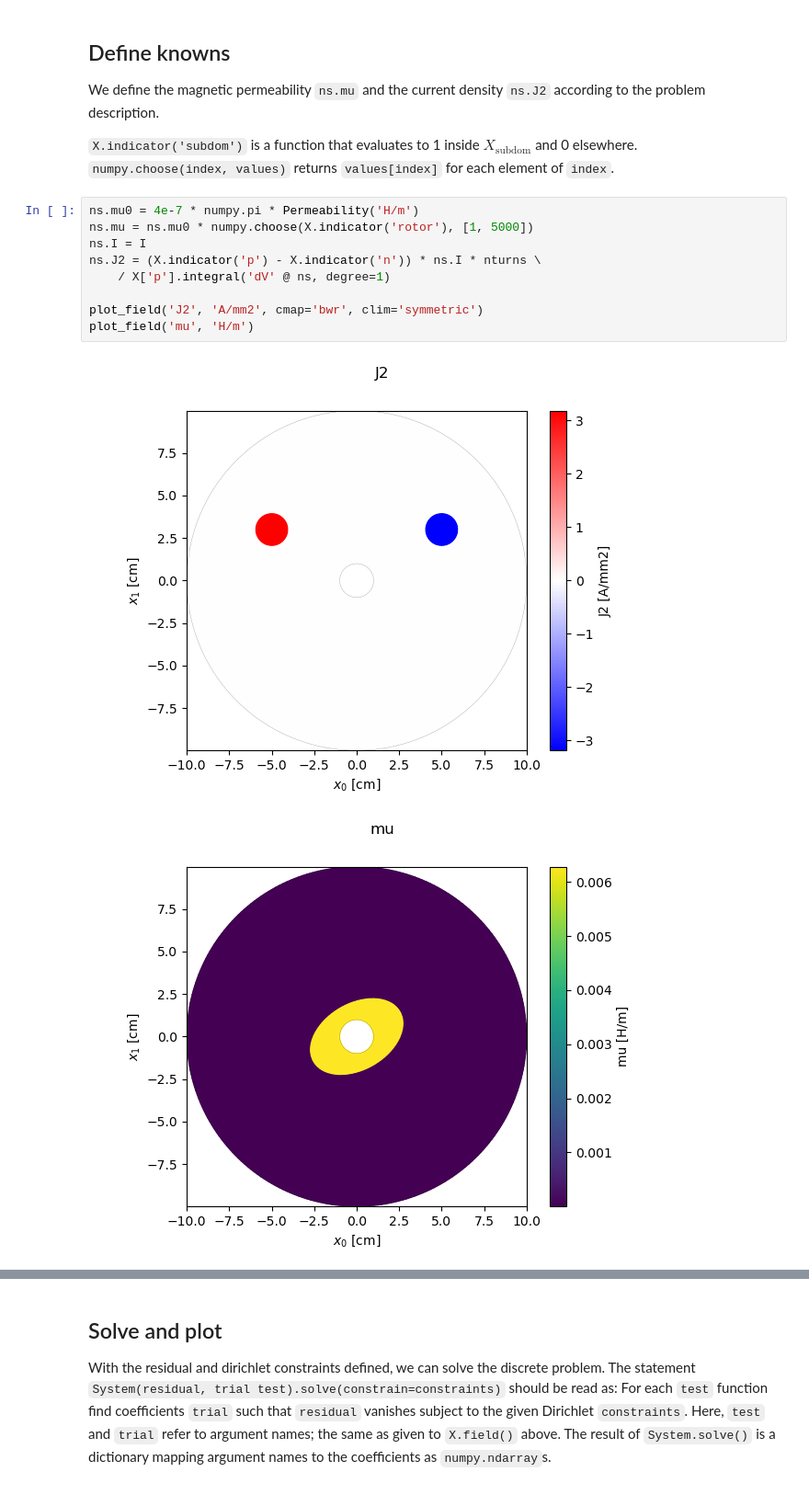
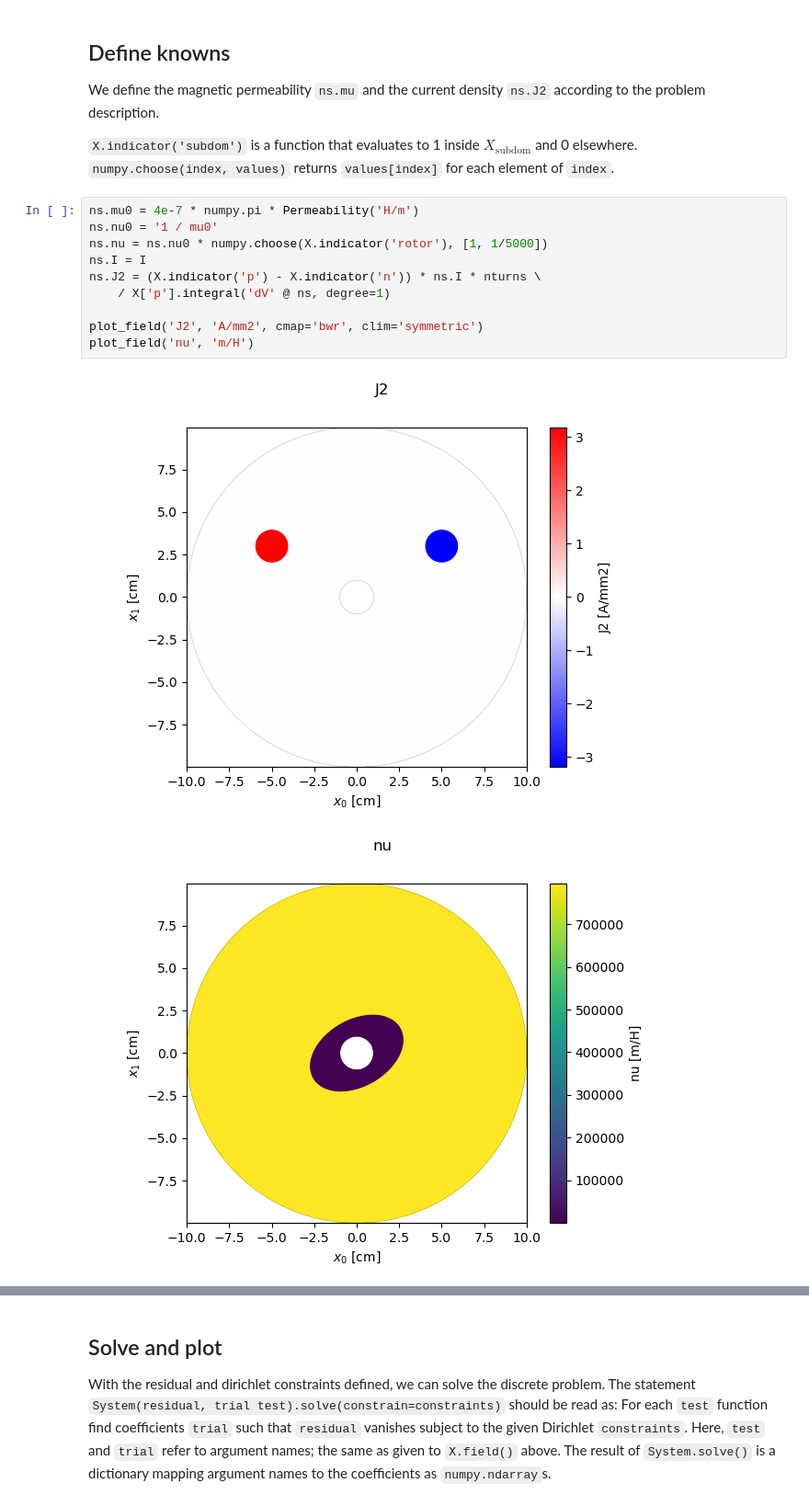
Before and after one commit to evalf/iemdc2025, a Jupyter notebook: exercise1-with-solutions.ipynb, the cells around one changed output, grey strips where cells are left out. Shown: that part at 92% size. Saved outputs shown, nothing was run; the diff lists cells and outputs as text.

```diff
--- a/exercise1-with-solutions.ipynb
+++ b/exercise1-with-solutions.ipynb
@@ -208,16 +208,17 @@ We define the magnetic permeability `ns.mu` and the current density `ns.J2` acco
 `X.indicator('subdom')` is a function that evaluates to 1 inside $X_\text{subdom}$ and 0 elsewhere. `numpy.choose(index, values)` returns `values[index]` for each element of `index`.
 # %%
 ns.mu0 = 4e-7 * numpy.pi * Permeability('H/m')
-ns.mu = ns.mu0 * numpy.choose(X.indicator('rotor'), [1, 5000])
+ns.nu0 = '1 / mu0'
+ns.nu = ns.nu0 * numpy.choose(X.indicator('rotor'), [1, 1/5000])
 ns.I = I
 ns.J2 = (X.indicator('p') - X.indicator('n')) * ns.I * nturns \
     / X['p'].integral('dV' @ ns, degree=1)
 
 plot_field('J2', 'A/mm2', cmap='bwr', clim='symmetric')
-plot_field('mu', 'H/m')
+plot_field('nu', 'm/H')
 # %% [output]
 [figure]
-[figure, old version]
+[figure, new version]
 # %% [markdown]
 ## Define weak formulation
 
```
Also changed, not shown: parts of 9 cells of this notebook.
